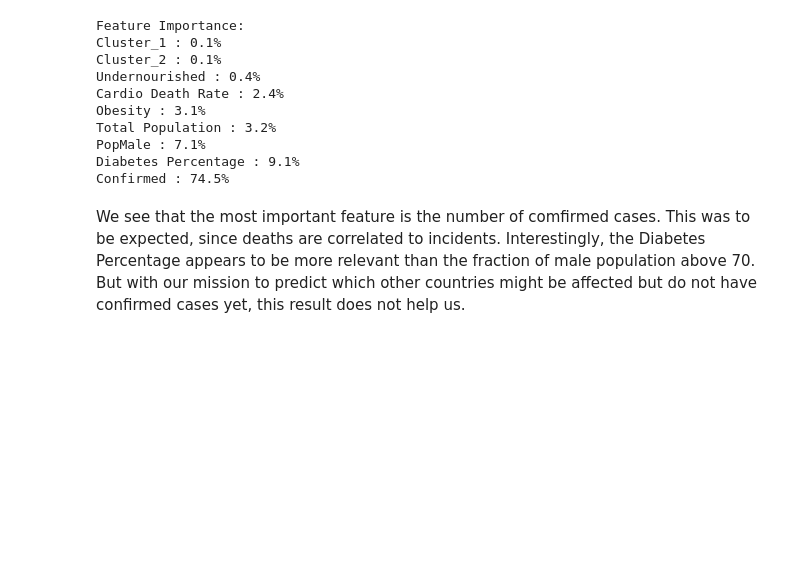
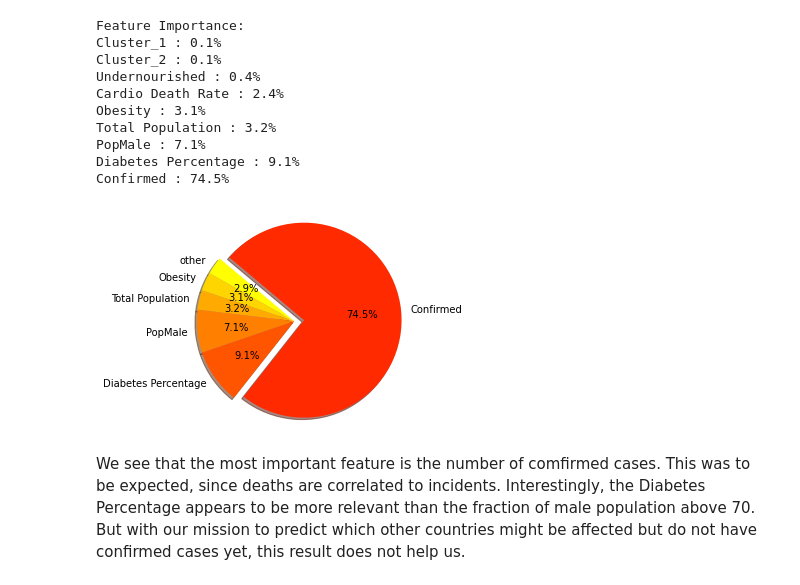
Before and after one commit to Lisalottel/Springboard, a Jupyter notebook: Capstone_02/notebooks/COVID-19_04-Modeling_Deaths.ipynb, the cells around one changed output. Cells and saved outputs as stored; diff of their text form; code cells hidden in the pictures; blank space fills up the shorter version.

```diff
--- a/Capstone_02/notebooks/COVID-19_04-Modeling_Deaths.ipynb
+++ b/Capstone_02/notebooks/COVID-19_04-Modeling_Deaths.ipynb
@@ -85,0 +106,3 @@ The fit to the linear model is highly improved thanks to adding the polynomial f
+# %%
+for i in [0,1,2,3,-4,-3,-2,-1]:
+    print(end_product[ind[i]],": ",coefs[ind[i]])
@@ -137,0 +179,5 @@ R2 score/Coeff. of determination:  0.608863670584541
+# %%
+ind = argsort(tree_reg.feature_importances_)
+print('Feature Importance:')
+for i in ind:
+    print('{} : {:.1f}%'.format(X_train.columns[i],100*tree_reg.feature_importances_[i]))
@@ -187,8 +274,19 @@ regressor = RandomForestRegressor(random_state=0, n_estimators=250)
 
 regressor.fit(X_train.values, y_train)
 ind = argsort(regressor.feature_importances_)
+labels = []
+sizes = []
 print('Feature Importance:')
 for i in ind:
+    if 100*regressor.feature_importances_[i] < 3:
+        if 'other' not in labels:
+            labels.append('other')
+            sizes.append(100*regressor.feature_importances_[i])
+        else:
+            sizes[labels=='other']+=100*regressor.feature_importances_[i]
+    else:
+        labels.append(X_train.columns[i])
+        sizes.append(100*regressor.feature_importances_[i])
     print('{} : {:.1f}%'.format(X_train.columns[i],100*regressor.feature_importances_[i]))
 # %% [output]
 Feature Importance:
@@ -201,5 +299,23 @@ Total Population : 3.2%
 PopMale : 7.1%
 Diabetes Percentage : 9.1%
 Confirmed : 74.5%
+# %%
+# Data to plot
+explode = np.zeros(len(labels)) #(0.1, 0, 0, 0)  # explode 1st slice
+explode[-1] = 0.1
+
+# Plot
+theme = plt.get_cmap('autumn_r')
+fig1, ax1 = plt.subplots(figsize=(6, 4))
+ax1.set_prop_cycle("color", [theme(1. * i / len(sizes))
+                             for i in range(len(sizes))])
+ax1.pie(sizes, explode=explode, labels=labels,autopct='%1.1f%%', shadow=True, startangle=140)
+
+
+
+ax1.axis('equal')
+fig1.savefig('../reports/figures/Pie_RandomForest.png')
+# %% [output]
+[figure, added]
 # %% [markdown]
 We see that the most important feature is the number of comfirmed cases. This was to be expected, since deaths are correlated to incidents. Interestingly, the Diabetes Percentage appears to be more relevant than the fraction of male population above 70. But with our mission to predict which other countries might be affected but do not have confirmed cases yet, this result does not help us.
```
Also changed, not shown: parts of 13 cells of this notebook.
